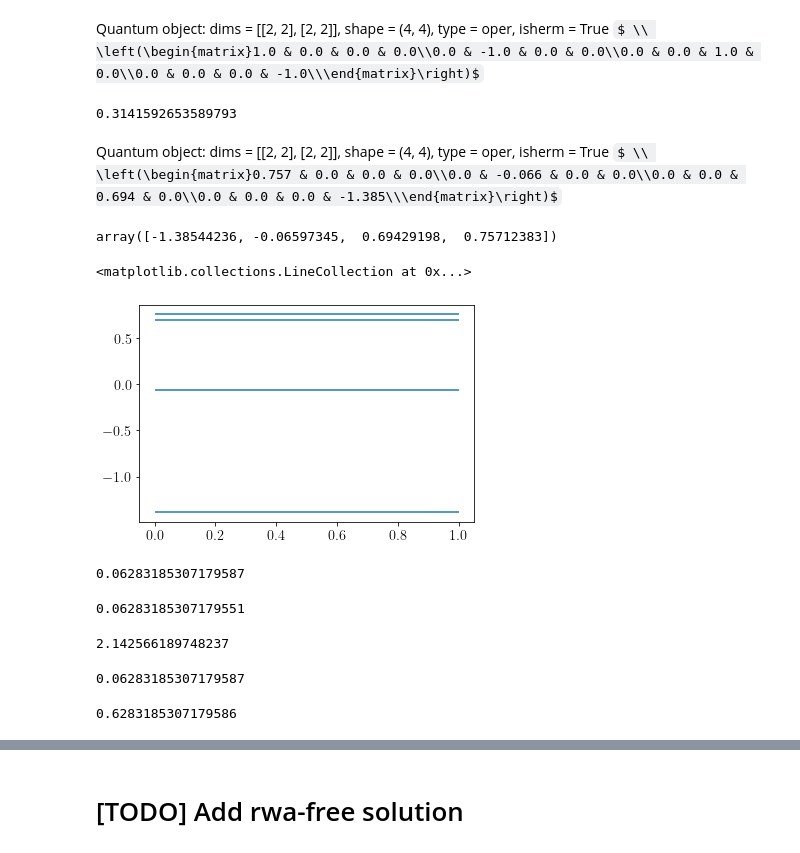
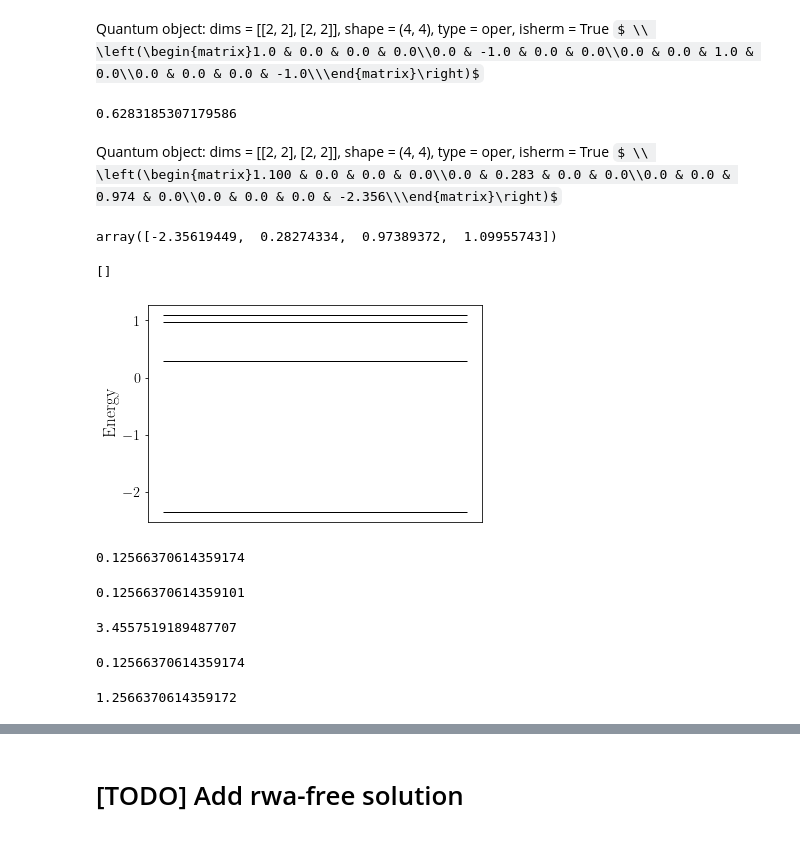
Before and after one commit to jam31118/kias-snu-winter-camp-2022, a Jupyter notebook: driven-two-interacting-qubit/driven-two-interacting-qubits.ipynb, the cells around one changed output, grey strips where cells are left out. Drawn from its saved outputs; the diff is of its cells as text; code cells hidden in the pictures; some formulas as TeX source.

Commit message:
add energy level diagram

```diff
--- a/driven-two-interacting-qubit/driven-two-interacting-qubits.ipynb
+++ b/driven-two-interacting-qubit/driven-two-interacting-qubits.ipynb
@@ -24,14 +24,16 @@ w0 = 10 * 2 * np.pi # qubit frequency
 w1 = 10 * 2 * np.pi
 
 # J01 = 0.
-J_ratio = 0.005 # 0.01
+J_ratio = 0.01 # 0.005 # 0.01
 J = J_ratio * min(w0,w1) # 0. # J01 # 0.
 assert J >= 0.
 
-Omega = 0.1 * 2*J
+Omega_2J_ratio = 0.1 # 0.05 # 0.1
+Omega = Omega_2J_ratio * 2*J
 
 del0 = 2*J + Omega
-del1 = 2.1 * del0
+del1_del0_ratio = 1.5 # 2.1
+del1 = del1_del0_ratio * del0
 
 # del0_ratio = 2.1 # 1.3
 # del0 = del0_ratio*(-1)*(2*J)# 0.
@@ -138,44 +151,47 @@ Quantum object: dims = [[2, 2], [2, 2]], shape = (4, 4), type = oper, isherm = T
 # %%
 J
 # %% [output]
-0.3141592653589793
+0.6283185307179586
 # %%
 H0
 # %% [output]
-Quantum object: dims = [[2, 2], [2, 2]], shape = (4, 4), type = oper, isherm = True $ \\ \left(\begin{matrix}0.757 & 0.0 & 0.0 & 0.0\\0.0 & -0.066 & 0.0 & 0.0\\0.0 & 0.0 & 0.694 & 0.0\\0.0 & 0.0 & 0.0 & -1.385\\\end{matrix}\right)$
+Quantum object: dims = [[2, 2], [2, 2]], shape = (4, 4), type = oper, isherm = True $ \\ \left(\begin{matrix}1.100 & 0.0 & 0.0 & 0.0\\0.0 & 0.283 & 0.0 & 0.0\\0.0 & 0.0 & 0.974 & 0.0\\0.0 & 0.0 & 0.0 & -2.356\\\end{matrix}\right)$
 # %%
 eigvals = H0.eigenenergies()
 
 eigvals
 # %% [output]
-array([-1.38544236, -0.06597345,  0.69429198,  0.75712383])
+array([-2.35619449,  0.28274334,  0.97389372,  1.09955743])
 # %%
 fig, ax = plt.subplots()
 
-ax.hlines(eigvals, 0, 1)
+ax.hlines(eigvals, 0, 1, color='k', lw=1.)
+ax.set_ylabel("Energy")
+ax.xaxis.set_ticks([])
+# fig.savefig(f"energy-levels-test-005-{params}.png")
 # %% [output]
-<matplotlib.collections.LineCollection at 0x...>
+[]
-[figure, old version]
+[figure, new version]
 # %%
 Omega
 # %% [output]
-0.06283185307179587
+0.12566370614359174
 # %%
 eigvals[3] - eigvals[2]
 # %% [output]
-0.06283185307179551
+0.12566370614359101
 # %%
 eigvals[3] - eigvals[0]
 # %% [output]
-2.142566189748237
+3.4557519189487707
 # %%
 Omega
 # %% [output]
-0.06283185307179587
+0.12566370614359174
 # %%
 2*J
 # %% [output]
-0.6283185307179586
+1.2566370614359172
 # %%
 del1
 # %% [output]
```
Also changed, not shown: parts of 27 cells of this notebook.
